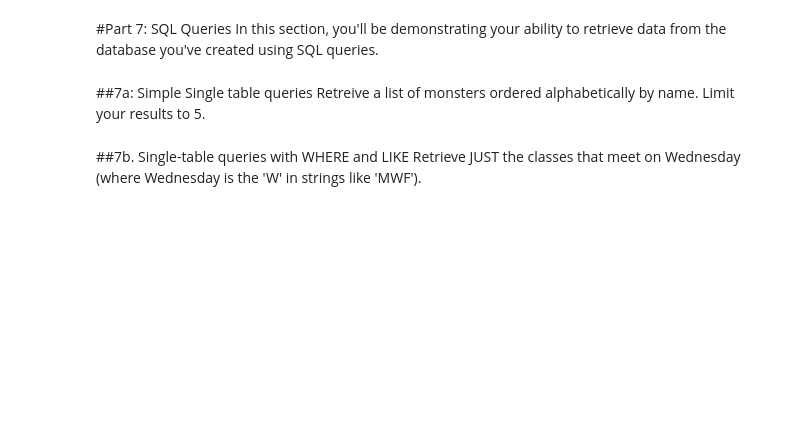
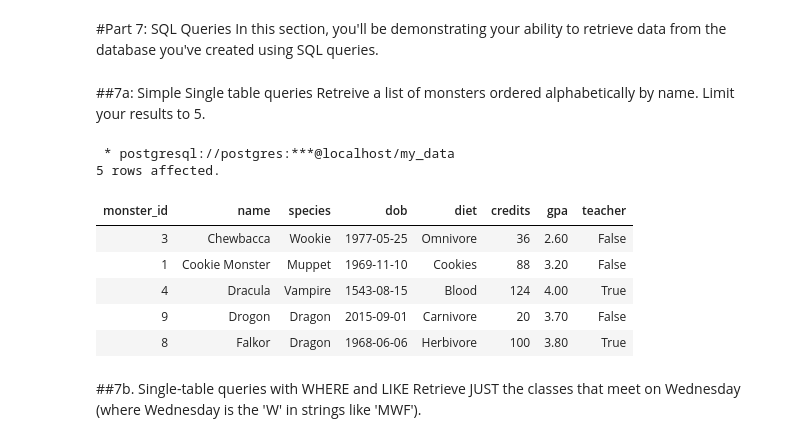
Before and after one commit to rkrebs7/database_sql, a Jupyter notebook: Database_and_SQL_Final_Project.ipynb, the cells around one changed output. Drawn from its saved outputs; the diff is of its cells as text; code cells hidden in the pictures; blank space fills up the shorter version.

```diff
--- a/Database_and_SQL_Final_Project.ipynb
+++ b/Database_and_SQL_Final_Project.ipynb
@@ -384,3 +632,17 @@ Retreive a list of monsters ordered alphabetically by name. Limit your results t
+# %%
+%%sql
+-- 7a
+Select * FROM Monsters
+ORDER BY name ASC LIMIT 5;
+# %% [output]
+ * postgresql://postgres:***@localhost/my_data
+5 rows affected.
+| monster_id | name | species | dob | diet | credits | gpa | teacher |
+| 3 | Chewbacca | Wookie | 1977-05-25 | Omnivore | 36 | 2.60 | False |
+| 1 | Cookie Monster | Muppet | 1969-11-10 | Cookies | 88 | 3.20 | False |
+| 4 | Dracula | Vampire | 1543-08-15 | Blood | 124 | 4.00 | True |
+| 9 | Drogon | Dragon | 2015-09-01 | Carnivore | 20 | 3.70 | False |
+| 8 | Falkor | Dragon | 1968-06-06 | Herbivore | 100 | 3.80 | True |
 # %% [markdown]
 ##7b. Single-table queries with WHERE and LIKE
 Retrieve JUST the classes that meet on Wednesday (where Wednesday is the 'W' in strings like 'MWF').
```
Also changed, not shown: parts of 57 cells of this notebook.
